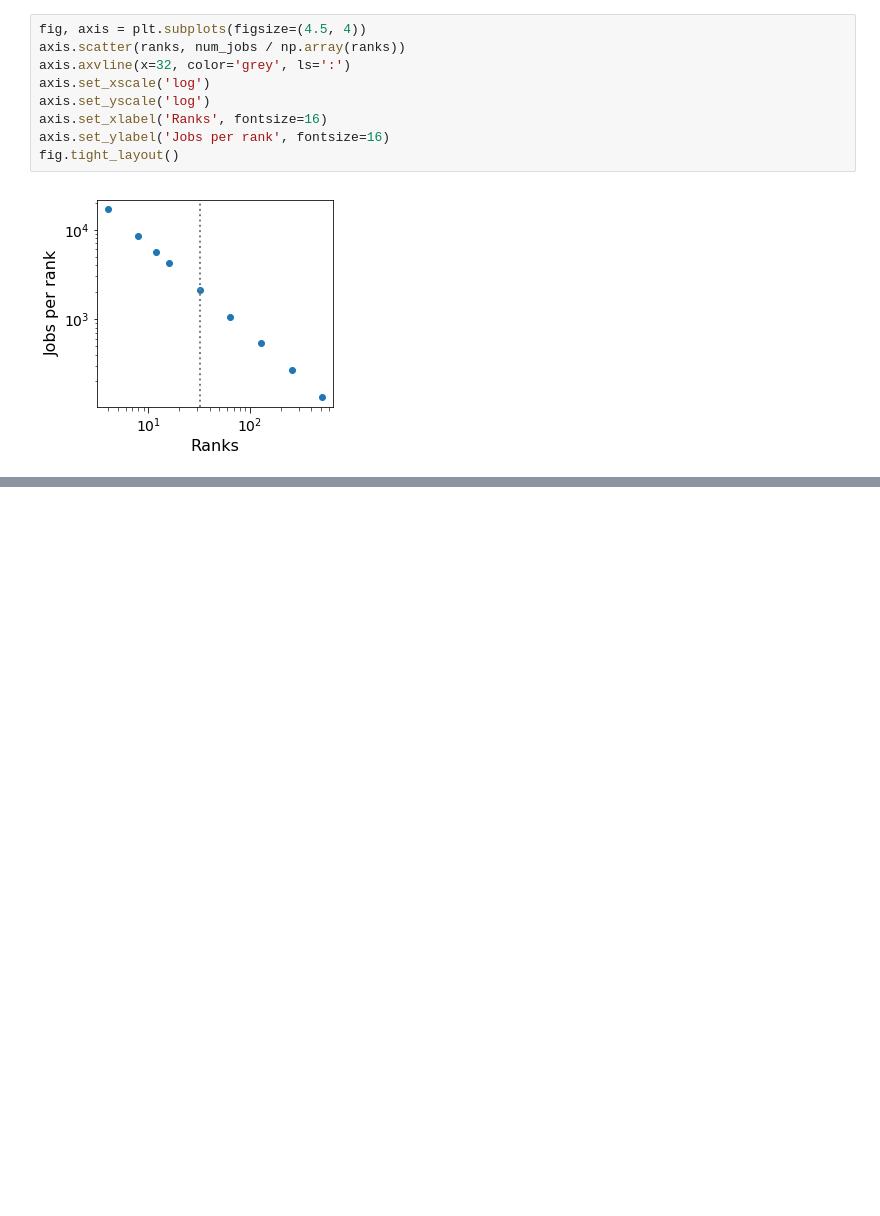
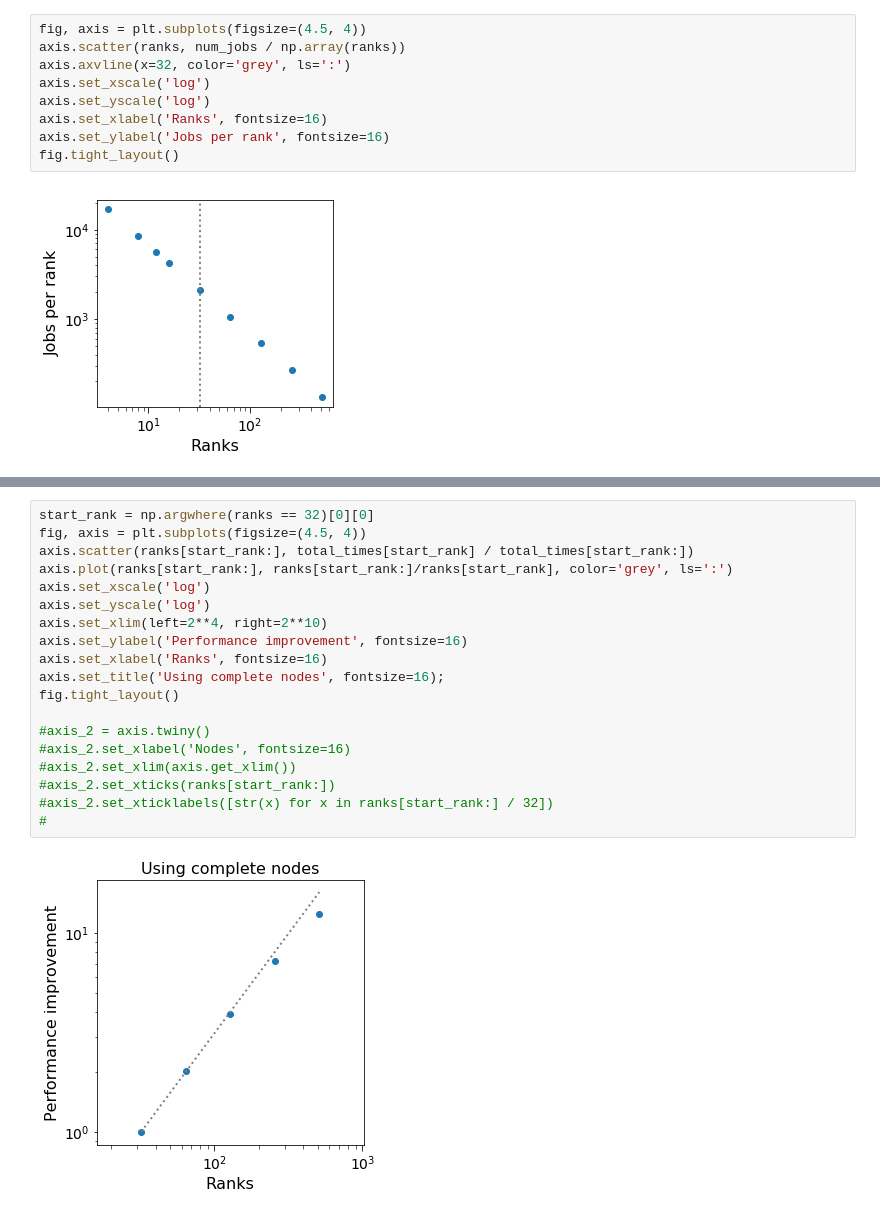
Before and after one commit to pycroscopy/distUSID, a Jupyter notebook: giv_bayesian/output/Benchmark_analysis.ipynb, the cells around one changed output, grey strips where cells are left out. Cells and saved outputs as stored; diff of their text form; blank space fills up the shorter version.

```diff
--- a/giv_bayesian/output/Benchmark_analysis.ipynb
+++ b/giv_bayesian/output/Benchmark_analysis.ipynb
@@ -147,0 +171,21 @@ fig.tight_layout()
+# %%
+start_rank = np.argwhere(ranks == 32)[0][0]
+fig, axis = plt.subplots(figsize=(4.5, 4))
+axis.scatter(ranks[start_rank:], total_times[start_rank] / total_times[start_rank:])
+axis.plot(ranks[start_rank:], ranks[start_rank:]/ranks[start_rank], color='grey', ls=':')
+axis.set_xscale('log')
+axis.set_yscale('log')
+axis.set_xlim(left=2**4, right=2**10)
+axis.set_ylabel('Performance improvement', fontsize=16)
+axis.set_xlabel('Ranks', fontsize=16)
+axis.set_title('Using complete nodes', fontsize=16);
+fig.tight_layout()
+
+#axis_2 = axis.twiny()
+#axis_2.set_xlabel('Nodes', fontsize=16)
+#axis_2.set_xlim(axis.get_xlim())
+#axis_2.set_xticks(ranks[start_rank:])
+#axis_2.set_xticklabels([str(x) for x in ranks[start_rank:] / 32])
+#
+# %% [output]
+[figure, added]
```
Also changed, not shown: parts of 2 cells of this notebook, 1 other file.
